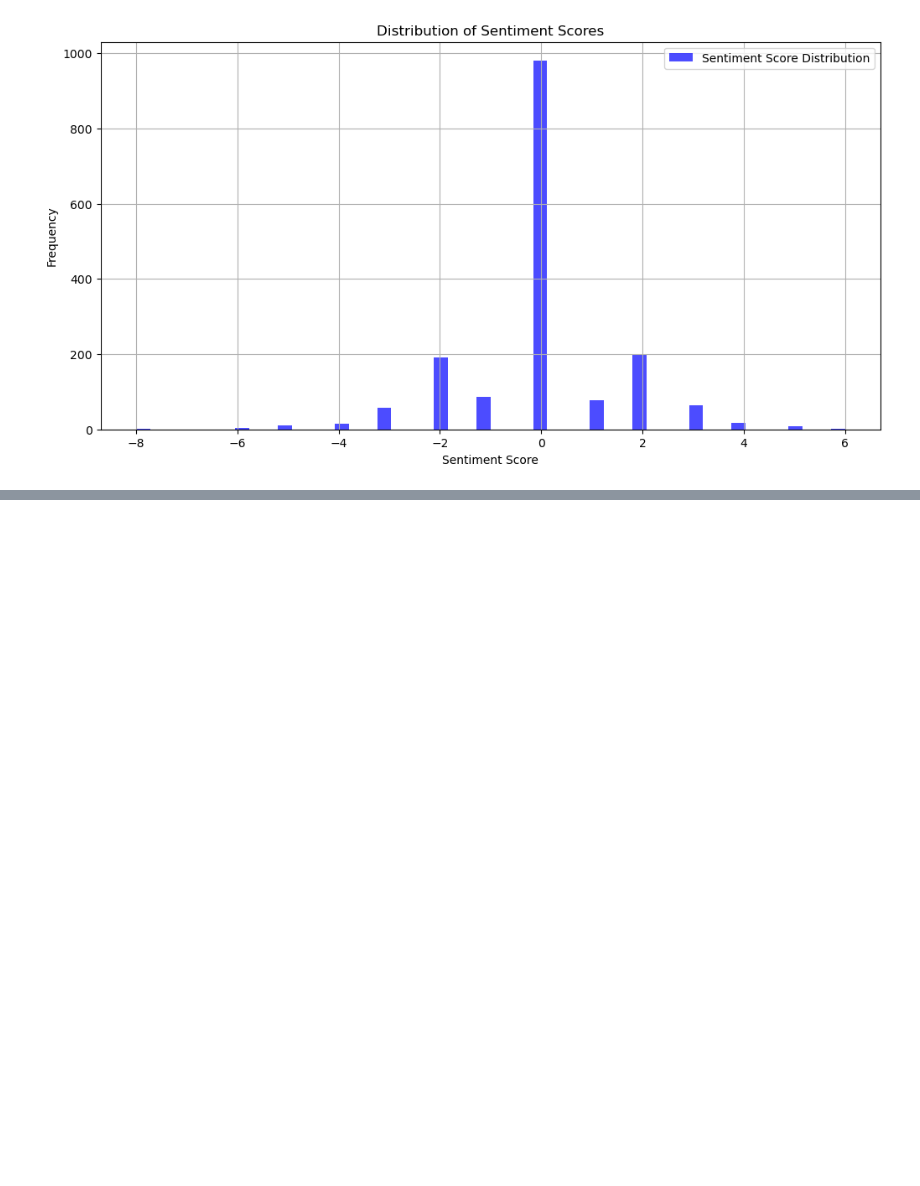
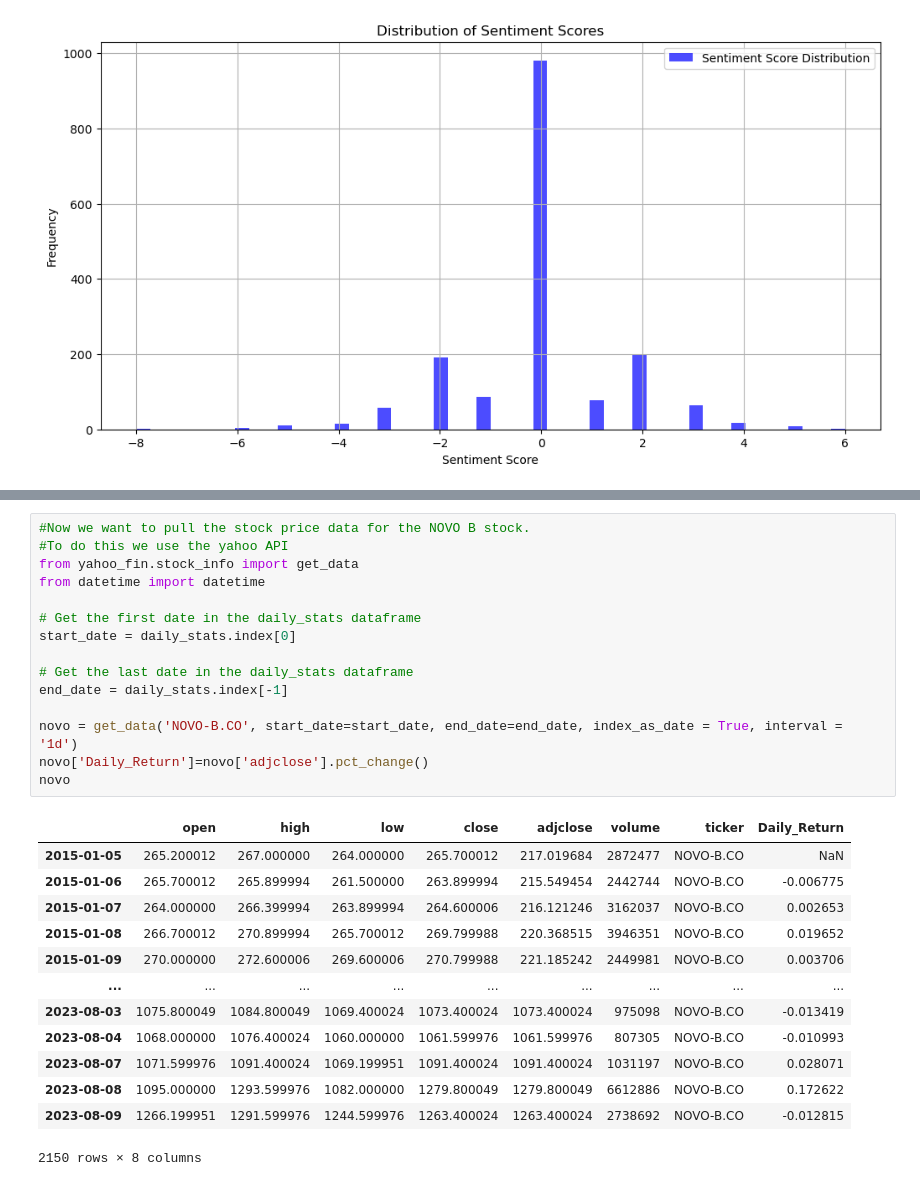
Before and after one commit to lealundjeppesen/kode_koner, a Jupyter notebook: PROJECT/Berlingske_scrape.ipynb, the cells around one changed output, grey strips where cells are left out. Drawn from its saved outputs; the diff is of its cells as text; blank space fills up the shorter version.

```diff
--- a/PROJECT/Berlingske_scrape.ipynb
+++ b/PROJECT/Berlingske_scrape.ipynb
@@ -348,0 +352,29 @@ daily_stats
+# %%
+#Now we want to pull the stock price data for the NOVO B stock.
+#To do this we use the yahoo API
+from yahoo_fin.stock_info import get_data
+from datetime import datetime
+
+# Get the first date in the daily_stats dataframe
+start_date = daily_stats.index[0]
+
+# Get the last date in the daily_stats dataframe
+end_date = daily_stats.index[-1]
+
+novo = get_data('NOVO-B.CO', start_date=start_date, end_date=end_date, index_as_date = True, interval = '1d')
+novo['Daily_Return']=novo['adjclose'].pct_change()
+novo
+# %% [output]
+|  | open | high | low | close | adjclose | volume | ticker | Daily_Return |
+| 2015-01-05 | 265.200012 | 267.000000 | 264.000000 | 265.700012 | 217.019684 | 2872477 | NOVO-B.CO | NaN |
+| 2015-01-06 | 265.700012 | 265.899994 | 261.500000 | 263.899994 | 215.549454 | 2442744 | NOVO-B.CO | -0.006775 |
+| 2015-01-07 | 264.000000 | 266.399994 | 263.899994 | 264.600006 | 216.121246 | 3162037 | NOVO-B.CO | 0.002653 |
+| 2015-01-08 | 266.700012 | 270.899994 | 265.700012 | 269.799988 | 220.368515 | 3946351 | NOVO-B.CO | 0.019652 |
+| 2015-01-09 | 270.000000 | 272.600006 | 269.600006 | 270.799988 | 221.185242 | 2449981 | NOVO-B.CO | 0.003706 |
+| ... | ... | ... | ... | ... | ... | ... | ... | ... |
+| 2023-08-03 | 1075.800049 | 1084.800049 | 1069.400024 | 1073.400024 | 1073.400024 | 975098 | NOVO-B.CO | -0.013419 |
+| 2023-08-04 | 1068.000000 | 1076.400024 | 1060.000000 | 1061.599976 | 1061.599976 | 807305 | NOVO-B.CO | -0.010993 |
+| 2023-08-07 | 1071.599976 | 1091.400024 | 1069.199951 | 1091.400024 | 1091.400024 | 1031197 | NOVO-B.CO | 0.028071 |
+| 2023-08-08 | 1095.000000 | 1293.599976 | 1082.000000 | 1279.800049 | 1279.800049 | 6612886 | NOVO-B.CO | 0.172622 |
+| 2023-08-09 | 1266.199951 | 1291.599976 | 1244.599976 | 1263.400024 | 1263.400024 | 2738692 | NOVO-B.CO | -0.012815 |
+2150 rows × 8 columns
```
Also changed, not shown: parts of 2 cells of this notebook.
